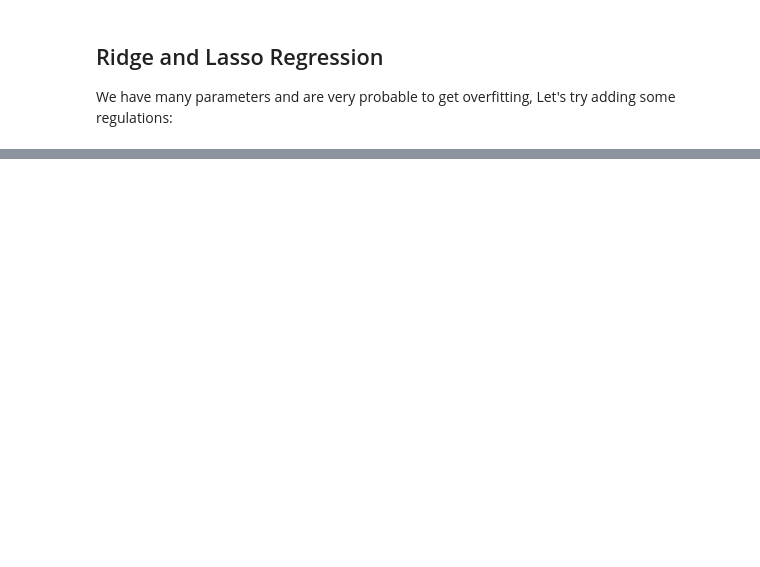
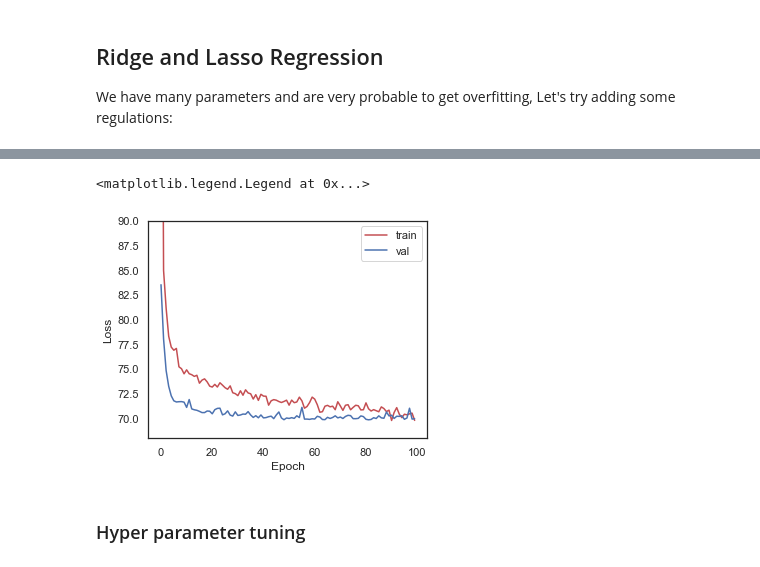
Before and after one commit to carterjin/Capstion-Project-San-Francisco-Airbnb-Data-Analysis-and-Machine-Learning-Price-Prediction, a Jupyter notebook: San_Francisco_Airbnb_Exploratory_Analysis.ipynb, the cells around one changed output, grey strips where cells are left out. Cells and saved outputs as stored; diff of their text form; code cells hidden in the pictures; blank space fills up the shorter version.

```diff
--- a/San_Francisco_Airbnb_Exploratory_Analysis.ipynb
+++ b/San_Francisco_Airbnb_Exploratory_Analysis.ipynb
@@ -244,0 +296,5 @@ R2 score =  0.506
+# %%
+from sklearn.ensemble import RandomForestClassifier
+clf = RandomForestClassifier(max_depth = 11)
+clf.fit(X_train, y_train)
+y_pred = clf.predict(X_test)
@@ -244,0 +309,5 @@ R2 score =  0.506
+# %%
+from xgboost import XGBClassifier
+clf = XGBClassifier(max_depth = 2)
+clf.fit(X_train, y_train)
+y_pred = clf.predict(X_test)
@@ -244,0 +324,20 @@ R2 score =  0.506
+# %%
+from keras.models import Sequential
+from keras.layers import Dense
+from keras.layers import Dropout
+from keras.optimizers import Adam
+
+model = Sequential([
+    Dense(64, activation = 'relu', input_shape = (78,)),
+    Dropout(0.1),
+    Dense(32, activation = 'relu'),
+    Dropout(0.1),
+    Dense(1)
+])
+opt = Adam(learning_rate = 0.001)
+model.compile(loss = 'mean_squared_error', optimizer = opt)
+# %%
+X_val, X_test2, y_val, y_test2 = train_test_split(X_test, y_test, test_size = 0.5, random_state = 42)
+hist = model.fit(X_train, y_train, batch_size = 32, epochs = 100, validation_data = (X_val, y_val),
+                verbose = 0)
+y_pred2 = model.predict(X_test2)
@@ -244,0 +367,13 @@ R2 score =  0.506
+# %%
+fig, ax = plt.subplots(1, 1, figsize=(5,4))
+ax.plot(np.sqrt(hist.history['loss']), 'r', label='train')
+ax.plot(np.sqrt(hist.history['val_loss']), 'b' ,label='val')
+ax.set_xlabel(r'Epoch')
+ax.set_ylabel(r'Loss')
+ax.set_ylim(68,90)
+ax.legend()
+# %% [output]
+<matplotlib.legend.Legend at 0x...>
+[figure, added]
+# %% [markdown]
+### Hyper parameter tuning
```
Also changed, not shown: parts of 22 cells of this notebook.
